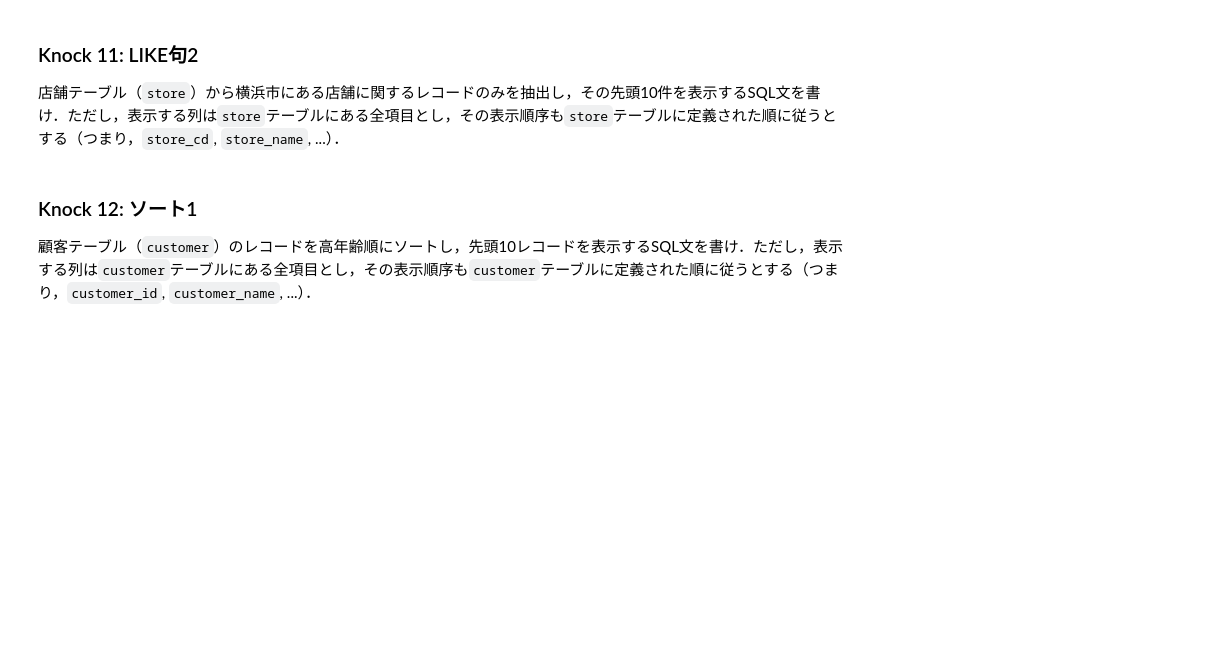
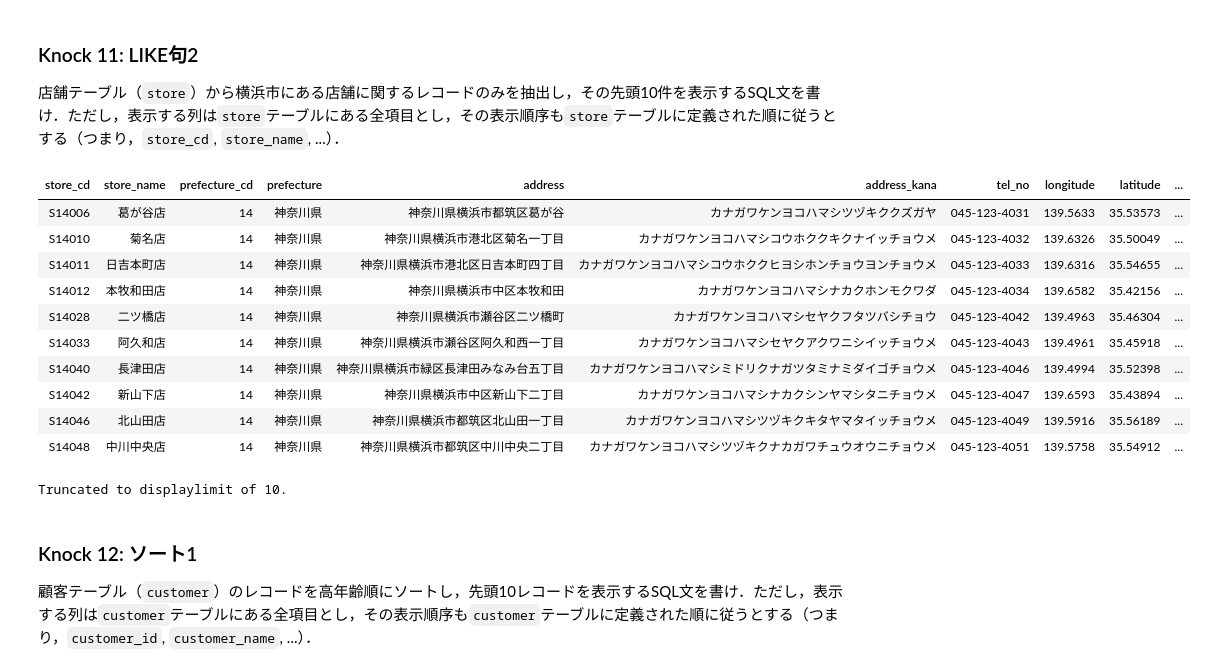
Before and after one commit to daihira078-eng/-, a Jupyter notebook: content/assignment/sql.ipynb, the cells around one changed output. Cells and saved outputs as stored; diff of their text form; code cells hidden in the pictures; blank space fills up the shorter version.

```diff
--- a/content/assignment/sql.ipynb
+++ b/content/assignment/sql.ipynb
@@ -280,3 +343,25 @@ WHERE
+# %%
+%%sql
+
+select *
+from
+    store
+where
+    address like "%横浜市%"
+limit 10;
+# %% [output]
+| store_cd | store_name | prefecture_cd | prefecture | address | address_kana | tel_no | longitude | latitude | ... |
+| S14006 | 葛が谷店 | 14 | 神奈川県 | 神奈川県横浜市都筑区葛が谷 | カナガワケンヨコハマシツヅキククズガヤ | 045-123-4031 | 139.5633 | 35.53573 | ... |
+| S14010 | 菊名店 | 14 | 神奈川県 | 神奈川県横浜市港北区菊名一丁目 | カナガワケンヨコハマシコウホククキクナイッチョウメ | 045-123-4032 | 139.6326 | 35.50049 | ... |
+| S14011 | 日吉本町店 | 14 | 神奈川県 | 神奈川県横浜市港北区日吉本町四丁目 | カナガワケンヨコハマシコウホククヒヨシホンチョウヨンチョウメ | 045-123-4033 | 139.6316 | 35.54655 | ... |
+| S14012 | 本牧和田店 | 14 | 神奈川県 | 神奈川県横浜市中区本牧和田 | カナガワケンヨコハマシナカクホンモクワダ | 045-123-4034 | 139.6582 | 35.42156 | ... |
+| S14028 | 二ツ橋店 | 14 | 神奈川県 | 神奈川県横浜市瀬谷区二ツ橋町 | カナガワケンヨコハマシセヤクフタツバシチョウ | 045-123-4042 | 139.4963 | 35.46304 | ... |
+| S14033 | 阿久和店 | 14 | 神奈川県 | 神奈川県横浜市瀬谷区阿久和西一丁目 | カナガワケンヨコハマシセヤクアクワニシイッチョウメ | 045-123-4043 | 139.4961 | 35.45918 | ... |
+| S14040 | 長津田店 | 14 | 神奈川県 | 神奈川県横浜市緑区長津田みなみ台五丁目 | カナガワケンヨコハマシミドリクナガツタミナミダイゴチョウメ | 045-123-4046 | 139.4994 | 35.52398 | ... |
+| S14042 | 新山下店 | 14 | 神奈川県 | 神奈川県横浜市中区新山下二丁目 | カナガワケンヨコハマシナカクシンヤマシタニチョウメ | 045-123-4047 | 139.6593 | 35.43894 | ... |
+| S14046 | 北山田店 | 14 | 神奈川県 | 神奈川県横浜市都筑区北山田一丁目 | カナガワケンヨコハマシツヅキクキタヤマタイッチョウメ | 045-123-4049 | 139.5916 | 35.56189 | ... |
+| S14048 | 中川中央店 | 14 | 神奈川県 | 神奈川県横浜市都筑区中川中央二丁目 | カナガワケンヨコハマシツヅキクナカガワチュウオウニチョウメ | 045-123-4051 | 139.5758 | 35.54912 | ... |
+Truncated to displaylimit of 10.
 # %% [markdown]
 ### Knock 12: ソート1
 顧客テーブル（`customer`）のレコードを高年齢順にソートし，先頭10レコードを表示するSQL文を書け．ただし，表示する列は`customer`テーブルにある全項目とし，その表示順序も`customer`テーブルに定義された順に従うとする（つまり，`customer_id`, `customer_name`, ...）．
```
Also changed, not shown: parts of 31 cells of this notebook.
